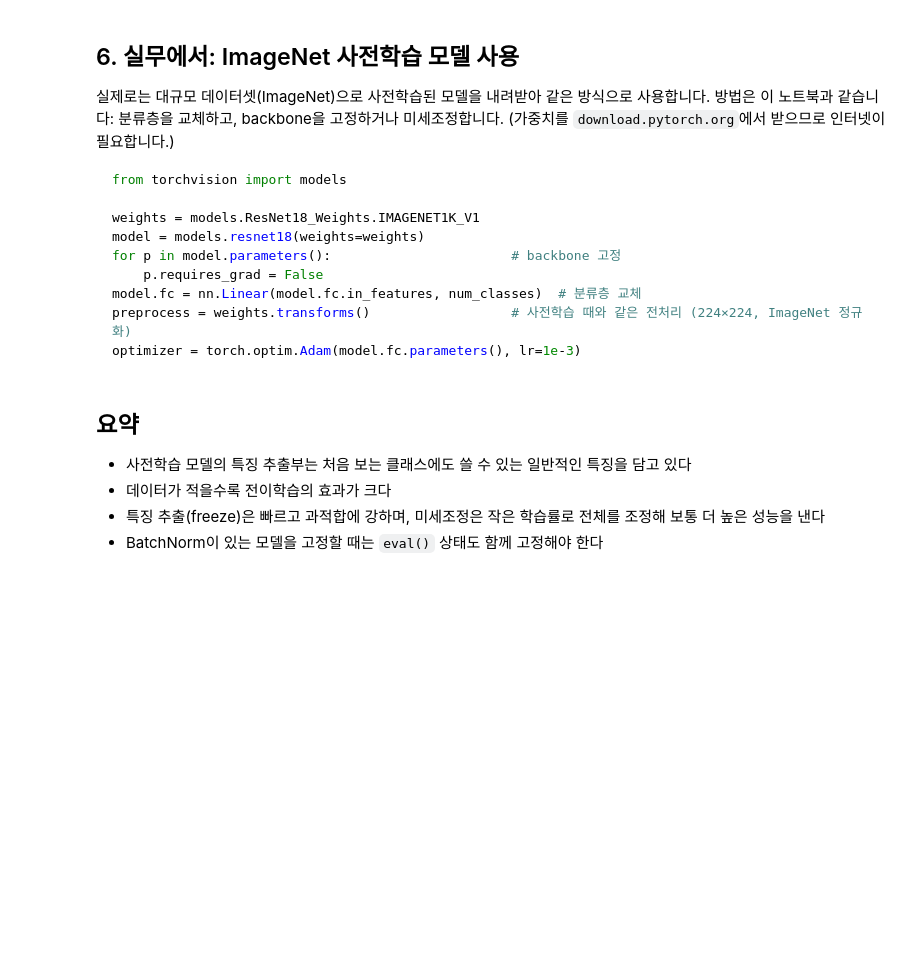
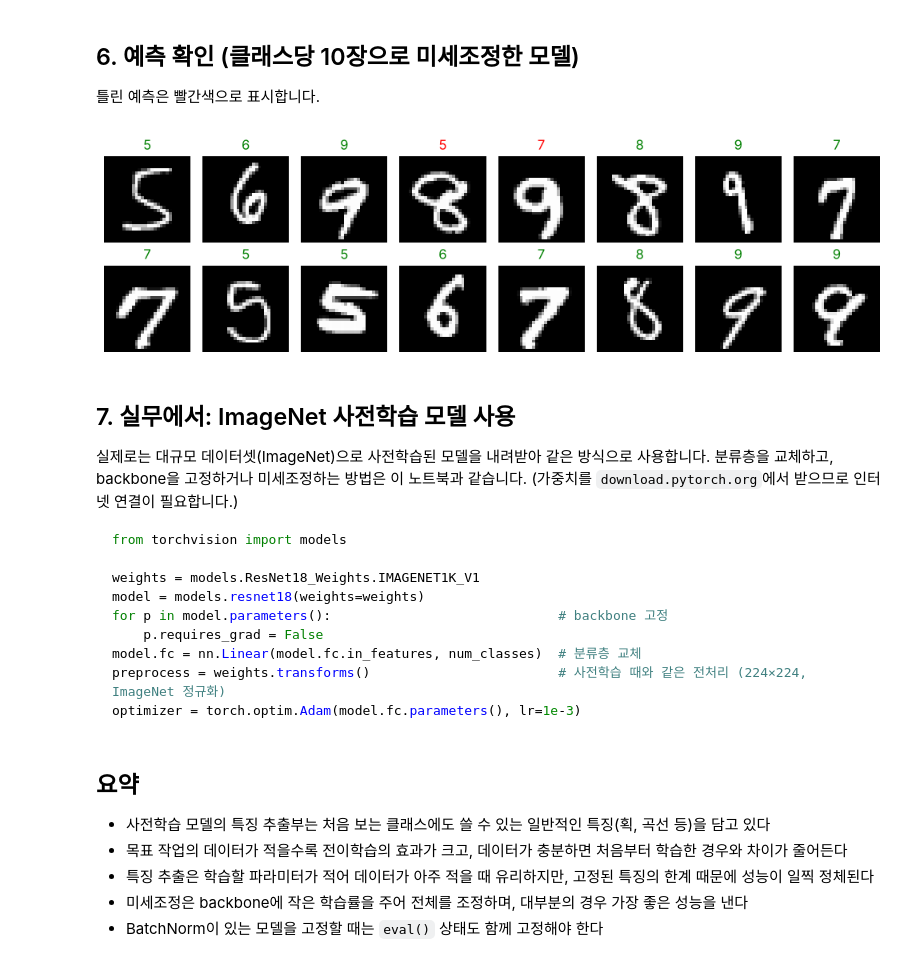
Before and after one commit to wall72/test-claude-cloud, a Jupyter notebook: 06_transfer_learning/06_transfer_learning.ipynb, the cells around one changed output. Cells and saved outputs as stored; diff of their text form; code cells hidden in the pictures; blank space fills up the shorter version.

````diff
--- a/06_transfer_learning/06_transfer_learning.ipynb
+++ b/06_transfer_learning/06_transfer_learning.ipynb
@@ -187,0 +149,32 @@ plt.show()
+# %%
+STEPS = 500
+
+def load_pretrained():
+    model = CNN().to(device)
+    model.load_state_dict(torch.load(pretrained_path, map_location=device))
+    model.head = nn.Linear(128, 5).to(device)   # 분류층을 새 작업용으로 교체
+    return model
+
+def run(method, dataset, seed=0):
+    torch.manual_seed(seed)
+    if method == "scratch":
+        model = CNN().to(device)
+        train(model, dataset, STEPS, model.parameters())
+    elif method == "feature extraction":
+        model = load_pretrained()
+        for p in model.features.parameters():
+            p.requires_grad = False
+        train(model, dataset, STEPS, model.head.parameters(), frozen_features=True)
+    elif method == "fine-tuning":
+        model = load_pretrained()
+        train(model, dataset, STEPS, [
+            {"params": model.features.parameters(), "lr": 1e-4},
+            {"params": model.head.parameters(), "lr": 1e-3},
+        ])
+    return model
+
+METHODS = ["scratch", "feature extraction", "fine-tuning"]
+models = {m: run(m, target_train) for m in METHODS}
+for m, model in models.items():
+    trainable = sum(p.numel() for p in model.parameters() if p.requires_grad)
+    print(f"{m:20s} | 학습 파라미터 {trainable:6,} | test acc {accuracy(model, target_test):.3f}")
@@ -188,35 +217,43 @@ plt.show()
+# %% [markdown]
+## 6. 예측 확인 (클래스당 10장으로 미세조정한 모델)
+
+틀린 예측은 빨간색으로 표시합니다.
 # %%
 x, y = next(iter(DataLoader(target_test, batch_size=16, shuffle=True, generator=torch.Generator().manual_seed(1))))
-finetuned.eval()
+model = models["fine-tuning"]
+model.eval()
 with torch.no_grad():
-    pred = finetuned(x.to(device)).argmax(1).cpu()
+    pred = model(x.to(device)).argmax(1).cpu()
 
-fig, axes = plt.subplots(2, 8, figsize=(12, 3.5))
+fig, axes = plt.subplots(2, 8, figsize=(10, 3))
 for ax, i in zip(axes.flat, range(16)):
     ax.imshow(x[i, 0], cmap="gray")
-    ax.set_title(classes[pred[i] + 5], color="green" if pred[i] == y[i] else "red", fontsize=9)
+    ax.set_title(pred[i].item() + 5, color="green" if pred[i] == y[i] else "red")
     ax.axis("off")
 plt.tight_layout()
 plt.show()
+# %% [output]
+[figure, added]
 # %% [markdown]
-## 6. 실무에서: ImageNet 사전학습 모델 사용
+## 7. 실무에서: ImageNet 사전학습 모델 사용
 
-실제로는 대규모 데이터셋(ImageNet)으로 사전학습된 모델을 내려받아 같은 방식으로 사용합니다. 방법은 이 노트북과 같습니다: 분류층을 교체하고, backbone을 고정하거나 미세조정합니다. (가중치를 `download.pytorch.org`에서 받으므로 인터넷이 필요합니다.)
+실제로는 대규모 데이터셋(ImageNet)으로 사전학습된 모델을 내려받아 같은 방식으로 사용합니다. 분류층을 교체하고, backbone을 고정하거나 미세조정하는 방법은 이 노트북과 같습니다. (가중치를 `download.pytorch.org`에서 받으므로 인터넷 연결이 필요합니다.)
 
 ```python
 from torchvision import models
 
 weights = models.ResNet18_Weights.IMAGENET1K_V1
 model = models.resnet18(weights=weights)
-for p in model.parameters():                       # backbone 고정
+for p in model.parameters():                             # backbone 고정
     p.requires_grad = False
 model.fc = nn.Linear(model.fc.in_features, num_classes)  # 분류층 교체
-preprocess = weights.transforms()                  # 사전학습 때와 같은 전처리 (224×224, ImageNet 정규화)
+preprocess = weights.transforms()                        # 사전학습 때와 같은 전처리 (224×224, ImageNet 정규화)
 optimizer = torch.optim.Adam(model.fc.parameters(), lr=1e-3)
 ```
 # %% [markdown]
 ## 요약
-- 사전학습 모델의 특징 추출부는 처음 보는 클래스에도 쓸 수 있는 일반적인 특징을 담고 있다
-- 데이터가 적을수록 전이학습의 효과가 크다
-- 특징 추출(freeze)은 빠르고 과적합에 강하며, 미세조정은 작은 학습률로 전체를 조정해 보통 더 높은 성능을 낸다
+- 사전학습 모델의 특징 추출부는 처음 보는 클래스에도 쓸 수 있는 일반적인 특징(획, 곡선 등)을 담고 있다
+- 목표 작업의 데이터가 적을수록 전이학습의 효과가 크고, 데이터가 충분하면 처음부터 학습한 경우와 차이가 줄어든다
+- 특징 추출은 학습할 파라미터가 적어 데이터가 아주 적을 때 유리하지만, 고정된 특징의 한계 때문에 성능이 일찍 정체된다
+- 미세조정은 backbone에 작은 학습률을 주어 전체를 조정하며, 대부분의 경우 가장 좋은 성능을 낸다
 - BatchNorm이 있는 모델을 고정할 때는 `eval()` 상태도 함께 고정해야 한다
````
Also changed, not shown: parts of 18 cells of this notebook, 2 other files.
